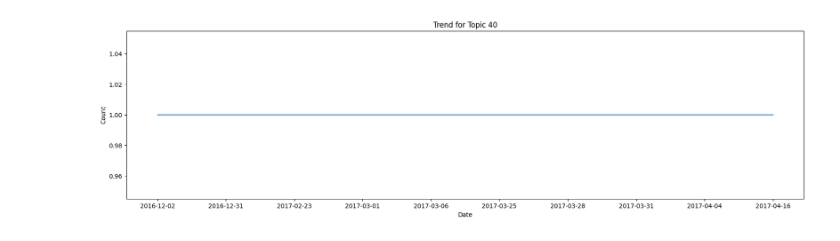
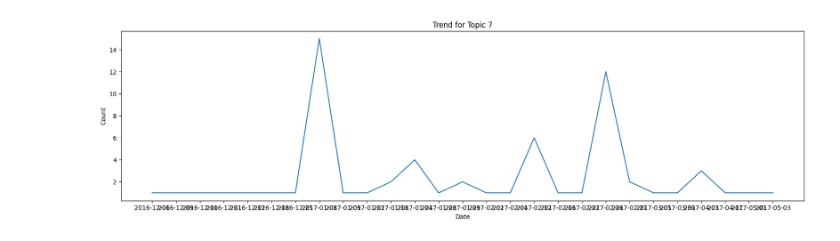
Before and after one commit to MohamedAlkurdi/Trends_prediction_model, a Jupyter notebook: BERTopic/Stable_BERTopic.ipynb, the cells around one changed output. Cells and saved outputs as stored; diff of their text form; code cells hidden in the pictures.

```diff
--- a/BERTopic/Stable_BERTopic.ipynb
+++ b/BERTopic/Stable_BERTopic.ipynb
@@ -132,15 +84,15 @@ print(max)
 # %%
 
 topic_time_distribution = df.groupby(['date', 'topic']).size().reset_index(name='count')
-specific_topic = 40
+specific_topic = 7
 specific_topic_data = topic_time_distribution[topic_time_distribution['topic'] == specific_topic]
 plt.figure(figsize=(20, 5))
 sns.lineplot(data=specific_topic_data, x='date', y='count')
 plt.title(f"Trend for Topic {specific_topic}")
 plt.xlabel("Date")
 plt.ylabel("Count")
 plt.show()
 # %% [output]
-[figure, old version]
+[figure, new version]
 # %%
 names
```
Also changed, not shown: parts of 7 cells of this notebook, 1 other file.
